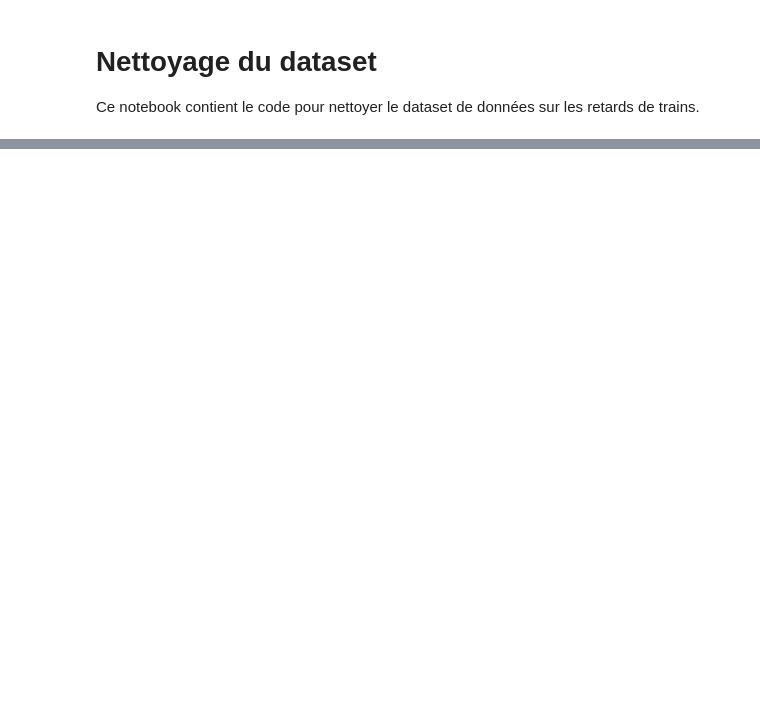
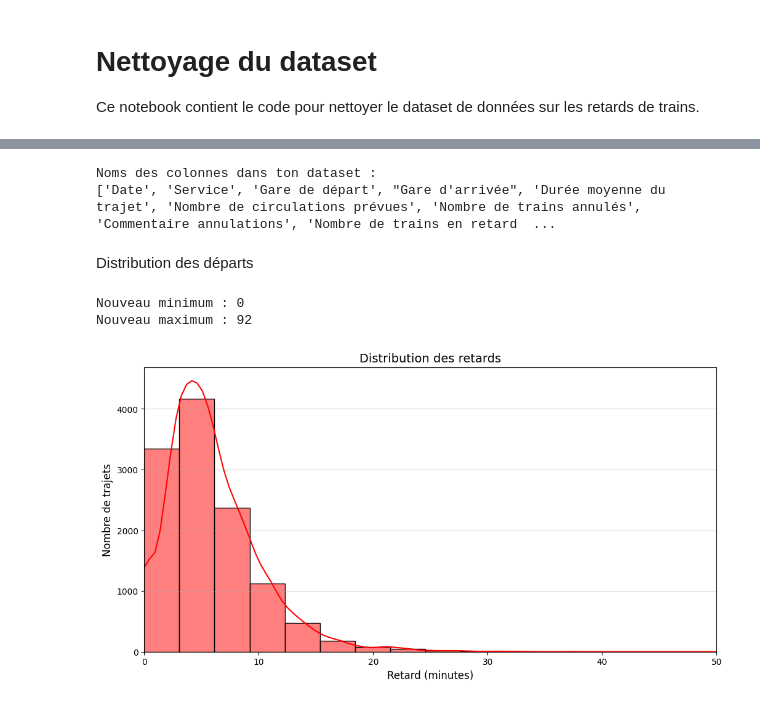
Before and after one commit to MeghCH/Tardis, a Jupyter notebook: tardis_eda.ipynb, the cells around one changed output, grey strips where cells are left out. Saved outputs shown, nothing was run; the diff lists cells and outputs as text; code cells hidden in the pictures; blank space fills up the shorter version.

Commit message:
fix : graph visualisation

```diff
--- a/tardis_eda.ipynb
+++ b/tardis_eda.ipynb
@@ -76,0 +107,3 @@ print(f"✅ Dataset nettoyé et prêt pour l'analyse : {output_file}")
+# %%
+df = pd.read_csv("cleaned_dataset.csv", sep=';')
+print(df.head())
@@ -76,0 +128,39 @@ print(f"✅ Dataset nettoyé et prêt pour l'analyse : {output_file}")
+# %%
+# Affiche la liste complète des colonnes
+print("Noms des colonnes dans ton dataset :")
+print(df.columns.tolist())
+# %% [output]
+Noms des colonnes dans ton dataset :
+['Date', 'Service', 'Gare de départ', "Gare d'arrivée", 'Durée moyenne du trajet', 'Nombre de circulations prévues', 'Nombre de trains annulés', 'Commentaire annulations', 'Nombre de trains en retard  ...
+# %% [markdown]
+Distribution des départs
+# %%
+colonne_retard = "Retard moyen de tous les trains à l'arrivée"
+
+# 1. Remplace les valeurs négatives par 0
+df[colonne_retard] = df[colonne_retard].clip(lower=0)
+
+# 2. Remplace les valeurs extrêmes (> 120 min) par la médiane
+mediane = df[colonne_retard].median()
+df[colonne_retard] = df[colonne_retard].apply(lambda x: mediane if x > 120 else x)
+
+# 3. Arrondis les valeurs pour supprimer les décimales
+df[colonne_retard] = df[colonne_retard].round().astype(int)
+
+# 4. Vérifie le résultat
+print(f"Nouveau minimum : {df[colonne_retard].min()}")
+print(f"Nouveau maximum : {df[colonne_retard].max()}")
+
+# 5. Refais la visualisation
+plt.figure(figsize=(12, 6))
+sns.histplot(data=df, x=colonne_retard, bins=30, kde=True, color='red')
+plt.title(f"Distribution des retards", fontsize=14)
+plt.xlabel("Retard (minutes)", fontsize=12)
+plt.ylabel("Nombre de trajets", fontsize=12)
+plt.xlim(0, 50)
+plt.grid(axis='y', alpha=0.5)
+plt.show()
+# %% [output]
+Nouveau minimum : 0
+Nouveau maximum : 92
+[figure, added]
```
Also changed, not shown: parts of 11 cells of this notebook, 1 other file.
